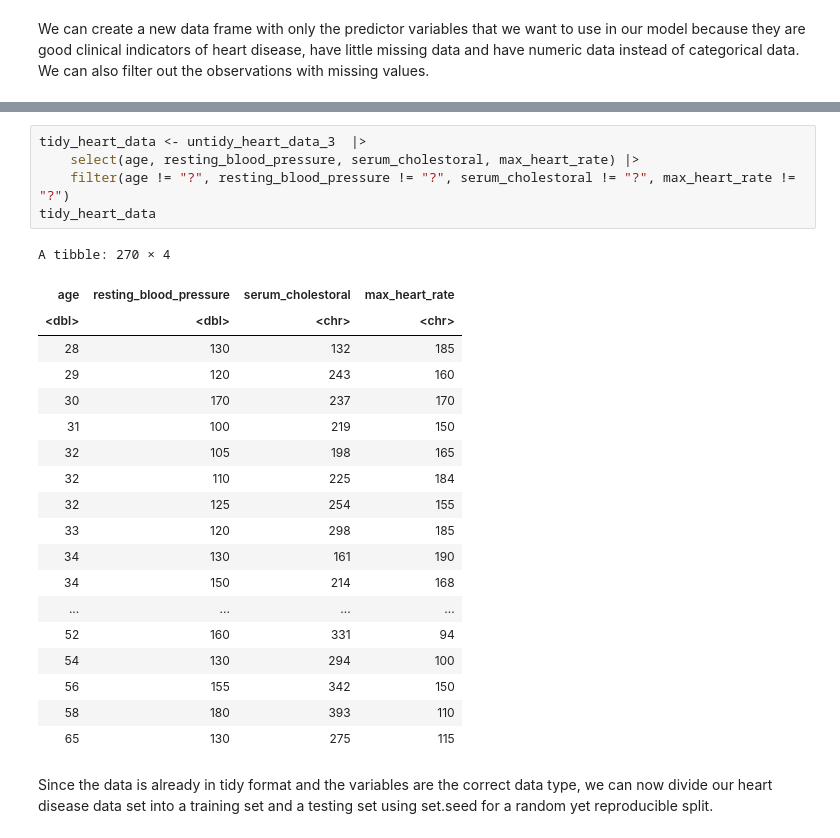
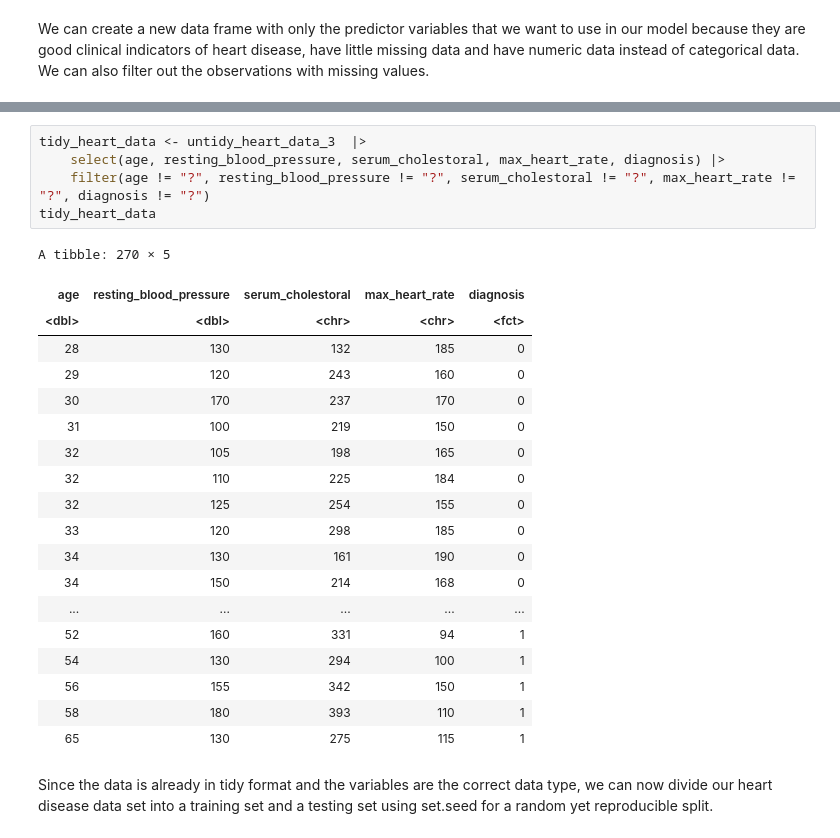
Before and after one commit to julieklipp/Project-Proposal, a Jupyter notebook: Project Proposal.ipynb, the cells around one changed output, grey strips where cells are left out. Drawn from its saved outputs; the diff is of its cells as text.

```diff
--- a/Project Proposal.ipynb
+++ b/Project Proposal.ipynb
@@ -112,28 +112,28 @@ A tibble: 294 × 4
 # %%
 tidy_heart_data <- untidy_heart_data_3  |>
-    select(age, resting_blood_pressure, serum_cholestoral, max_heart_rate) |>
-    filter(age != "?", resting_blood_pressure != "?", serum_cholestoral != "?", max_heart_rate != "?")
+    select(age, resting_blood_pressure, serum_cholestoral, max_heart_rate, diagnosis) |>
+    filter(age != "?", resting_blood_pressure != "?", serum_cholestoral != "?", max_heart_rate != "?", diagnosis != "?")
 tidy_heart_data
 # %% [output]
-A tibble: 270 × 4
+A tibble: 270 × 5
-| age | resting_blood_pressure | serum_cholestoral | max_heart_rate |
-| <dbl> | <dbl> | <chr> | <chr> |
-| 28 | 130 | 132 | 185 |
-| 29 | 120 | 243 | 160 |
-| 30 | 170 | 237 | 170 |
-| 31 | 100 | 219 | 150 |
-| 32 | 105 | 198 | 165 |
-| 32 | 110 | 225 | 184 |
-| 32 | 125 | 254 | 155 |
-| 33 | 120 | 298 | 185 |
-| 34 | 130 | 161 | 190 |
-| 34 | 150 | 214 | 168 |
-| ... | ... | ... | ... |
-| 52 | 160 | 331 | 94 |
-| 54 | 130 | 294 | 100 |
-| 56 | 155 | 342 | 150 |
-| 58 | 180 | 393 | 110 |
-| 65 | 130 | 275 | 115 |
+| age | resting_blood_pressure | serum_cholestoral | max_heart_rate | diagnosis |
+| <dbl> | <dbl> | <chr> | <chr> | <fct> |
+| 28 | 130 | 132 | 185 | 0 |
+| 29 | 120 | 243 | 160 | 0 |
+| 30 | 170 | 237 | 170 | 0 |
+| 31 | 100 | 219 | 150 | 0 |
+| 32 | 105 | 198 | 165 | 0 |
+| 32 | 110 | 225 | 184 | 0 |
+| 32 | 125 | 254 | 155 | 0 |
+| 33 | 120 | 298 | 185 | 0 |
+| 34 | 130 | 161 | 190 | 0 |
+| 34 | 150 | 214 | 168 | 0 |
+| ... | ... | ... | ... | ... |
+| 52 | 160 | 331 | 94 | 1 |
+| 54 | 130 | 294 | 100 | 1 |
+| 56 | 155 | 342 | 150 | 1 |
+| 58 | 180 | 393 | 110 | 1 |
+| 65 | 130 | 275 | 115 | 1 |
 # %% [markdown]
 Since the data is already in tidy format and the variables are the correct data type, we can now divide our heart disease data set into a training set and a testing set using set.seed for a random yet reproducible split.
 # %%
```
Also changed, not shown: parts of 7 cells of this notebook.
